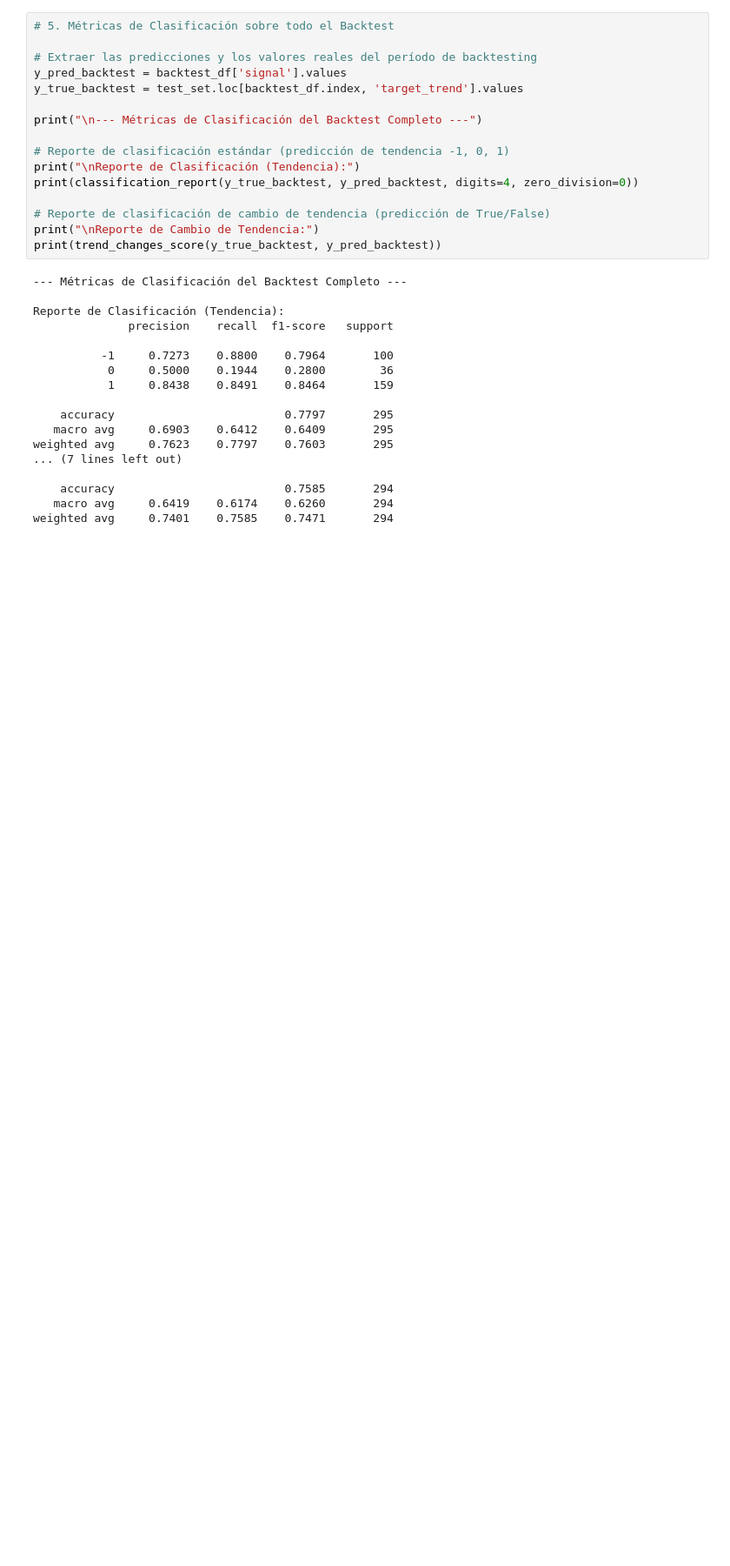
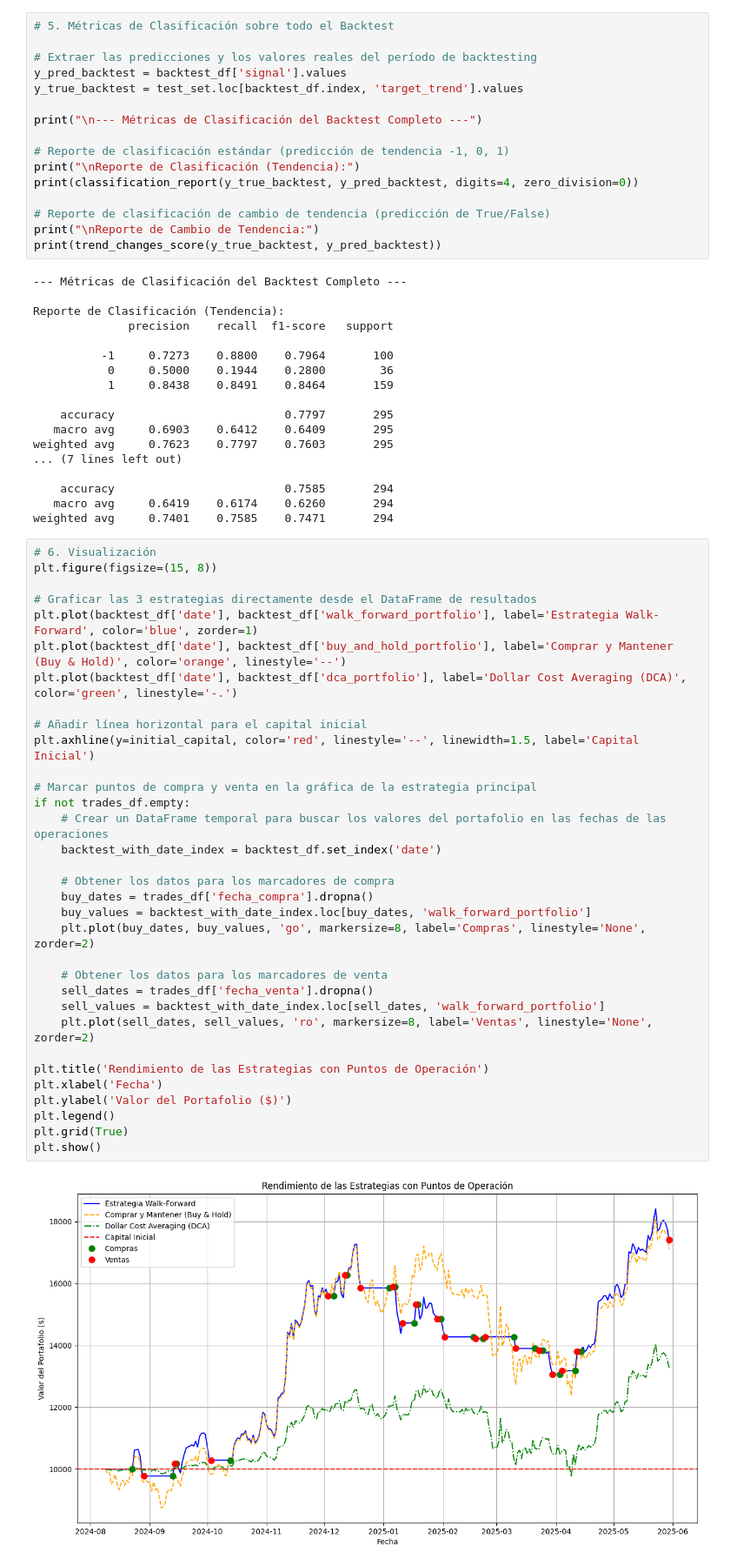
Before and after one commit to GuiredysGomez/bitcoin_sentiment_forecaster, a Jupyter notebook: notebooks/backtesting/select_best_model.ipynb, the cells around one changed output. Shown at 87% size. Drawn from its saved outputs; the diff is of its cells as text; blank space fills up the shorter version.

```diff
--- a/notebooks/backtesting/select_best_model.ipynb
+++ b/notebooks/backtesting/select_best_model.ipynb
@@ -228,5 +221,40 @@ weighted avg     0.7623    0.7797    0.7603       295
     accuracy                         0.7585       294
    macro avg     0.6419    0.6174    0.6260       294
 weighted avg     0.7401    0.7585    0.7471       294
+# %%
+# 6. Visualización
+plt.figure(figsize=(15, 8))
+
+# Graficar las 3 estrategias directamente desde el DataFrame de resultados
+plt.plot(backtest_df['date'], backtest_df['walk_forward_portfolio'], label='Estrategia Walk-Forward', color='blue', zorder=1)
+plt.plot(backtest_df['date'], backtest_df['buy_and_hold_portfolio'], label='Comprar y Mantener (Buy & Hold)', color='orange', linestyle='--')
+plt.plot(backtest_df['date'], backtest_df['dca_portfolio'], label='Dollar Cost Averaging (DCA)', color='green', linestyle='-.')
+
+# Añadir línea horizontal para el capital inicial
+plt.axhline(y=initial_capital, color='red', linestyle='--', linewidth=1.5, label='Capital Inicial')
+
+# Marcar puntos de compra y venta en la gráfica de la estrategia principal
+if not trades_df.empty:
+    # Crear un DataFrame temporal para buscar los valores del portafolio en las fechas de las operaciones
+    backtest_with_date_index = backtest_df.set_index('date')
+
+    # Obtener los datos para los marcadores de compra
+    buy_dates = trades_df['fecha_compra'].dropna()
+    buy_values = backtest_with_date_index.loc[buy_dates, 'walk_forward_portfolio']
+    plt.plot(buy_dates, buy_values, 'go', markersize=8, label='Compras', linestyle='None', zorder=2)
+
+    # Obtener los datos para los marcadores de venta
+    sell_dates = trades_df['fecha_venta'].dropna()
+    sell_values = backtest_with_date_index.loc[sell_dates, 'walk_forward_portfolio']
+    plt.plot(sell_dates, sell_values, 'ro', markersize=8, label='Ventas', linestyle='None', zorder=2)
+
+plt.title('Rendimiento de las Estrategias con Puntos de Operación')
+plt.xlabel('Fecha')
+plt.ylabel('Valor del Portafolio ($)')
+plt.legend()
+plt.grid(True)
+plt.show()
+# %% [output]
+[figure, added]
 # %%
 # 6. Visualización
```
Also changed, not shown: parts of 9 cells of this notebook, 6 other files.
